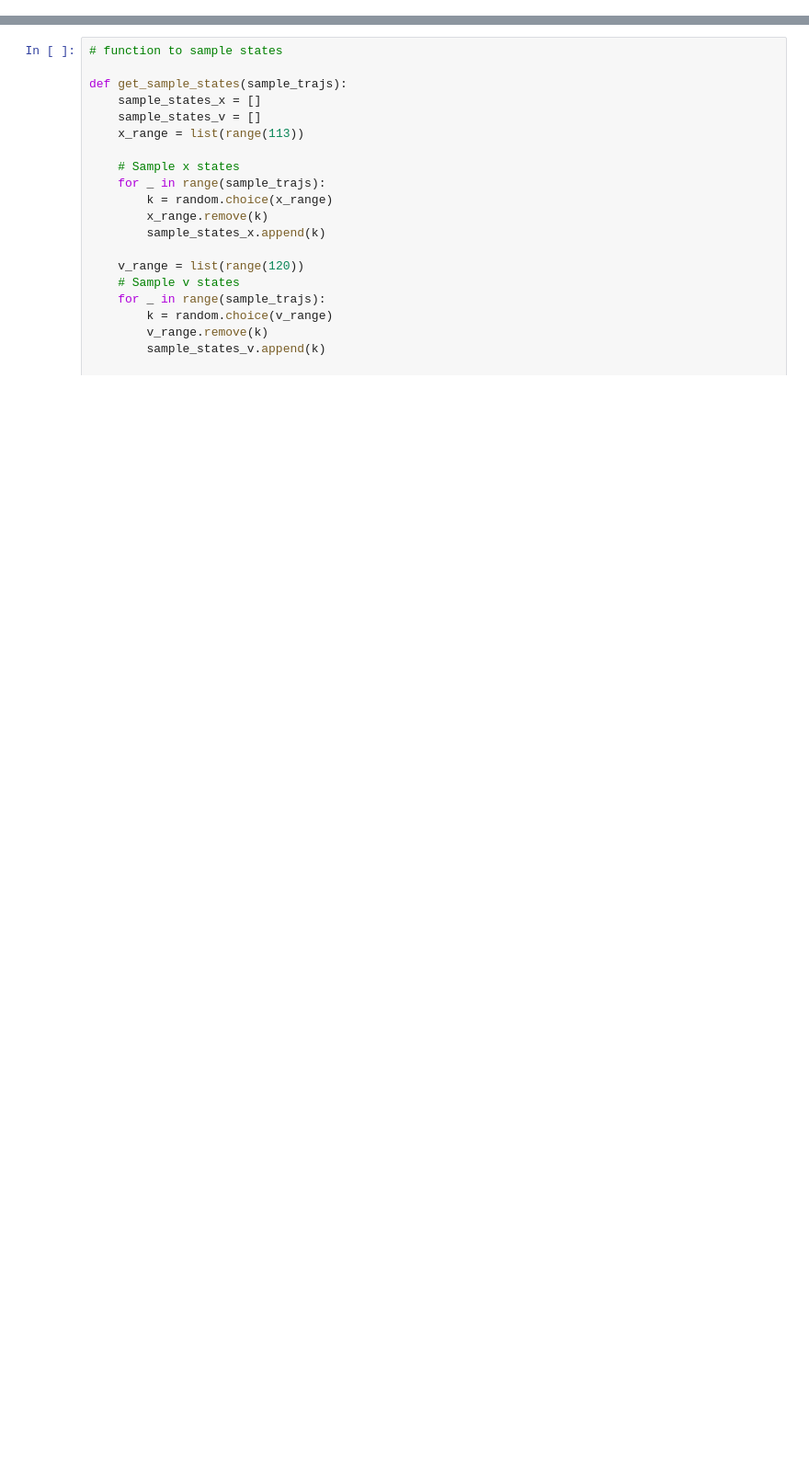
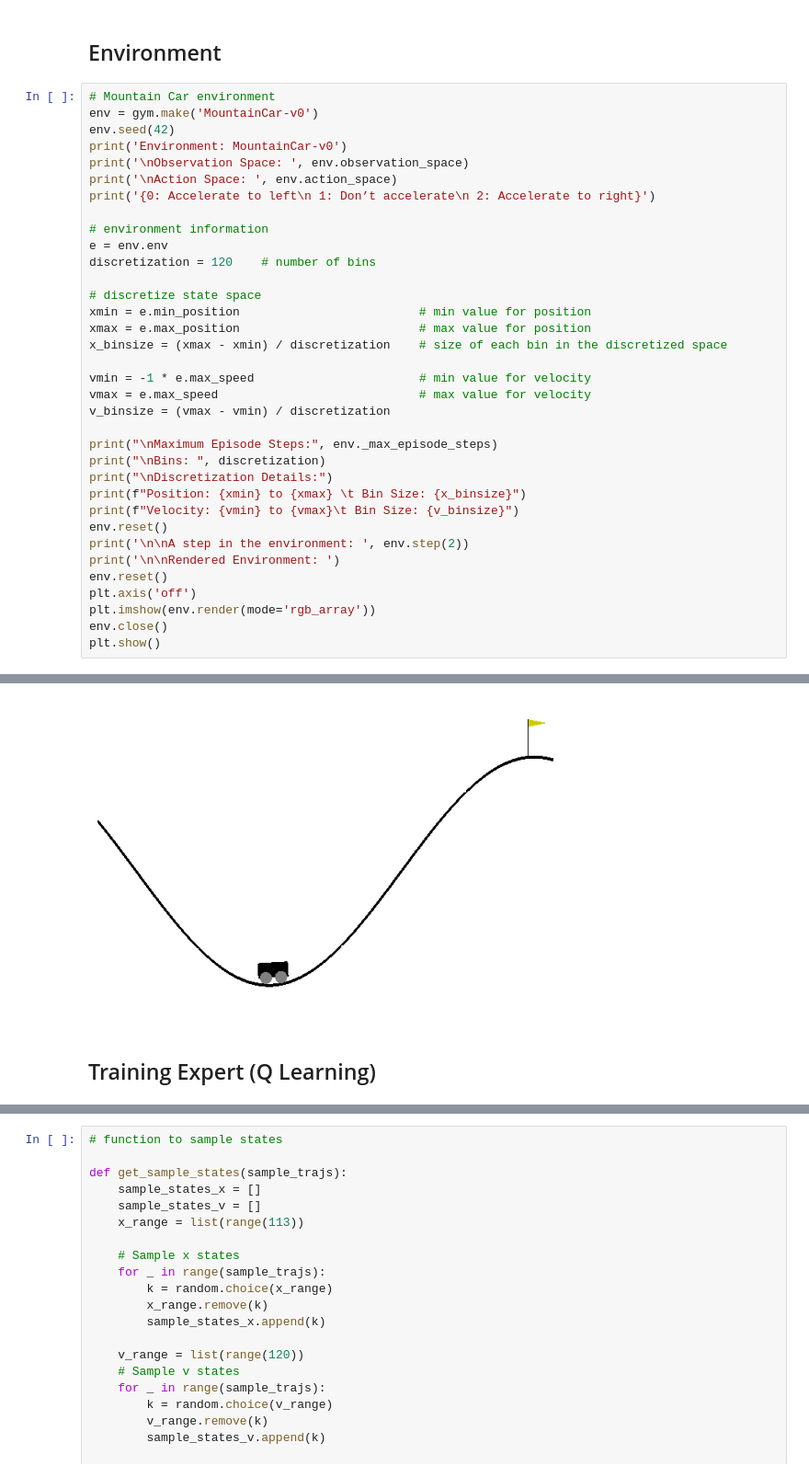
Before and after one commit to Shaz-5/IRL, a Jupyter notebook: Exp 2. Mountain Car/Mountain_Car_Linear_Programming_IRL.ipynb, the cells around one changed output, grey strips where cells are left out. Shown at 92% size. Drawn from its saved outputs; the diff is of its cells as text; blank space fills up the shorter version.

Commit message:
Improved Code for Mountain Car

```diff
--- a/Exp 2. Mountain Car/Mountain_Car_Linear_Programming_IRL.ipynb
+++ b/Exp 2. Mountain Car/Mountain_Car_Linear_Programming_IRL.ipynb
@@ -8,0 +11,38 @@ import mountain_car
+# %% [markdown]
+## Environment
+# %%
+# Mountain Car environment
+env = gym.make('MountainCar-v0')
+env.seed(42)
+print('Environment: MountainCar-v0')
+print('\nObservation Space: ', env.observation_space)
+print('\nAction Space: ', env.action_space)
+print('{0: Accelerate to left\n 1: Don’t accelerate\n 2: Accelerate to right}')
+
+# environment information
+e = env.env
+discretization = 120    # number of bins
+
+# discretize state space
+xmin = e.min_position                         # min value for position
+xmax = e.max_position                         # max value for position
+x_binsize = (xmax - xmin) / discretization    # size of each bin in the discretized space
+
+vmin = -1 * e.max_speed                       # min value for velocity
+vmax = e.max_speed                            # max value for velocity
+v_binsize = (vmax - vmin) / discretization
+
+print("\nMaximum Episode Steps:", env._max_episode_steps)
+print("\nBins: ", discretization)
+print("\nDiscretization Details:")
+print(f"Position: {xmin} to {xmax} \t Bin Size: {x_binsize}")
+print(f"Velocity: {vmin} to {vmax}\t Bin Size: {v_binsize}")
+env.reset()
+print('\n\nA step in the environment: ', env.step(2))
+print('\n\nRendered Environment: ')
+env.reset()
+plt.axis('off')
+plt.imshow(env.render(mode='rgb_array'))
+env.close()
+plt.show()
+# %% [output]
@@ -8,0 +66,3 @@ import mountain_car
+[figure, added]
+# %% [markdown]
+## Training Expert (Q Learning)
```
Also changed, not shown: parts of 17 cells of this notebook, 26 other files.
